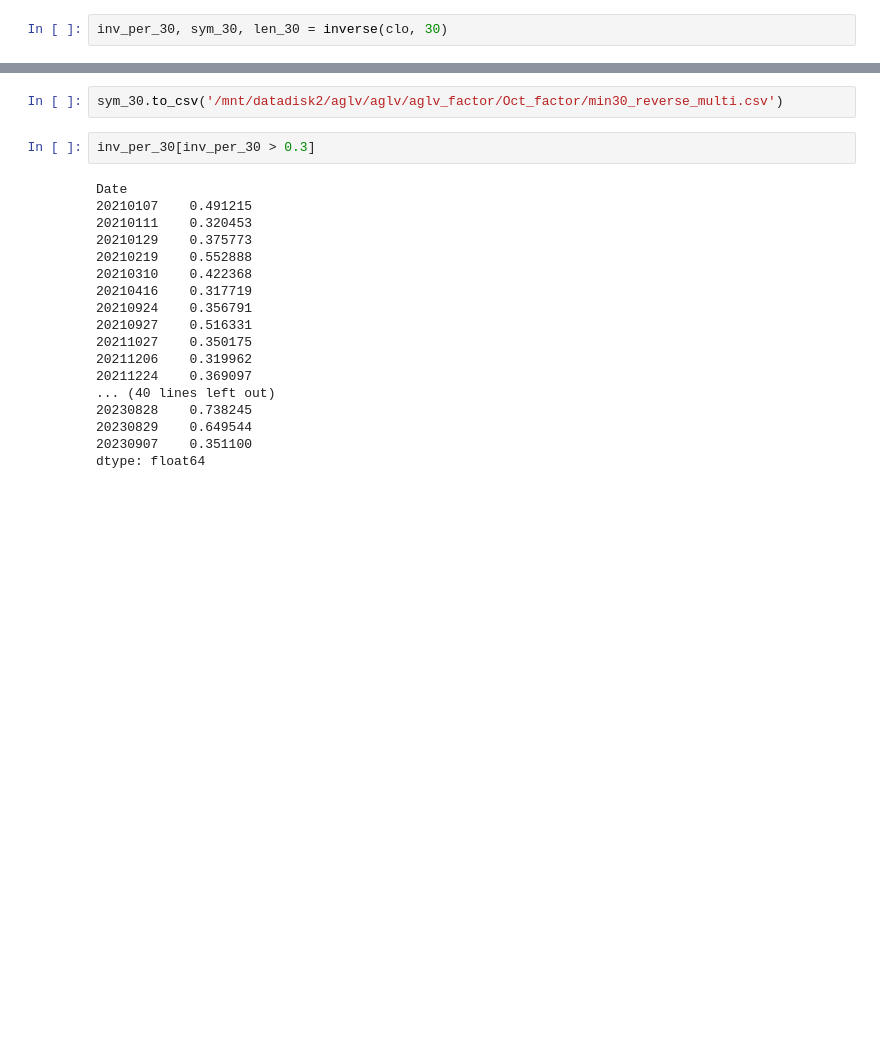
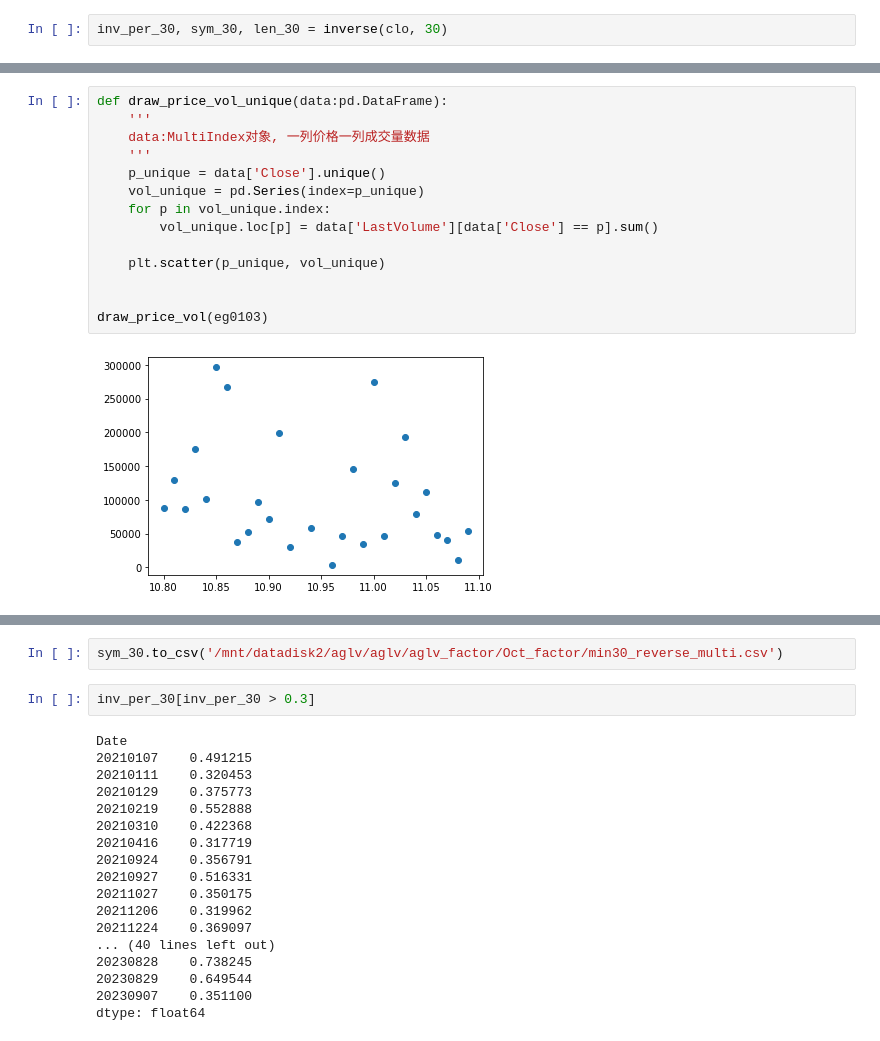
Before and after one commit to ForestMayJun/Quant_v3, a Jupyter notebook: alpha_oct/inday_period.ipynb, the cells around one changed output, grey strips where cells are left out. Cells and saved outputs as stored; diff of their text form; blank space fills up the shorter version.

```diff
--- a/alpha_oct/inday_period.ipynb
+++ b/alpha_oct/inday_period.ipynb
@@ -115,0 +352,16 @@ inv_per_30, sym_30, len_30 = inverse(clo, 30)
+# %%
+def draw_price_vol_unique(data:pd.DataFrame):
+    '''
+    data:MultiIndex对象, 一列价格一列成交量数据
+    '''
+    p_unique = data['Close'].unique()
+    vol_unique = pd.Series(index=p_unique)
+    for p in vol_unique.index:
+        vol_unique.loc[p] = data['LastVolume'][data['Close'] == p].sum()
+
+    plt.scatter(p_unique, vol_unique)
+
+
+draw_price_vol(eg0103)
+# %% [output]
+[figure, added]
```
Also changed, not shown: parts of 25 cells of this notebook, 1 other file.
